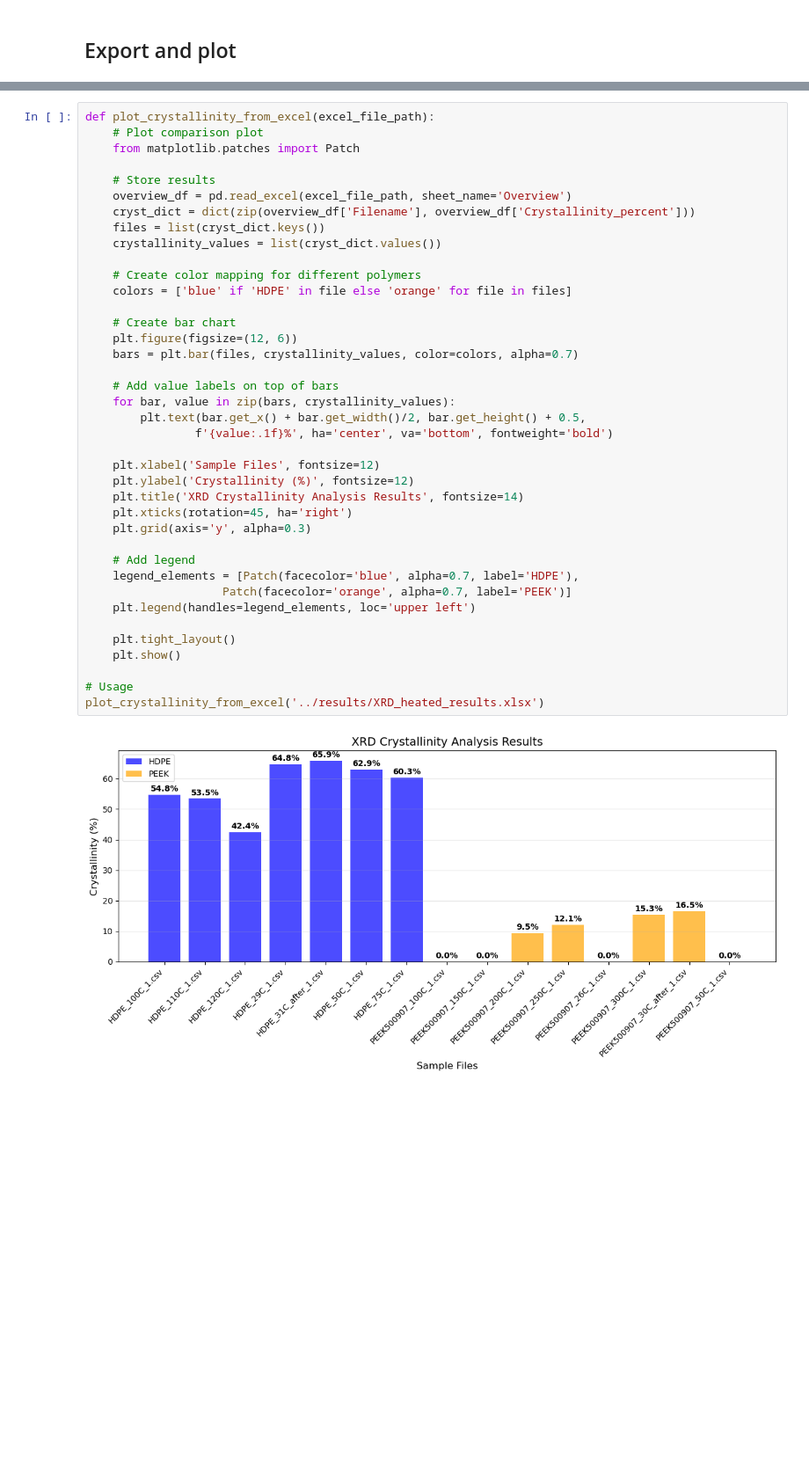
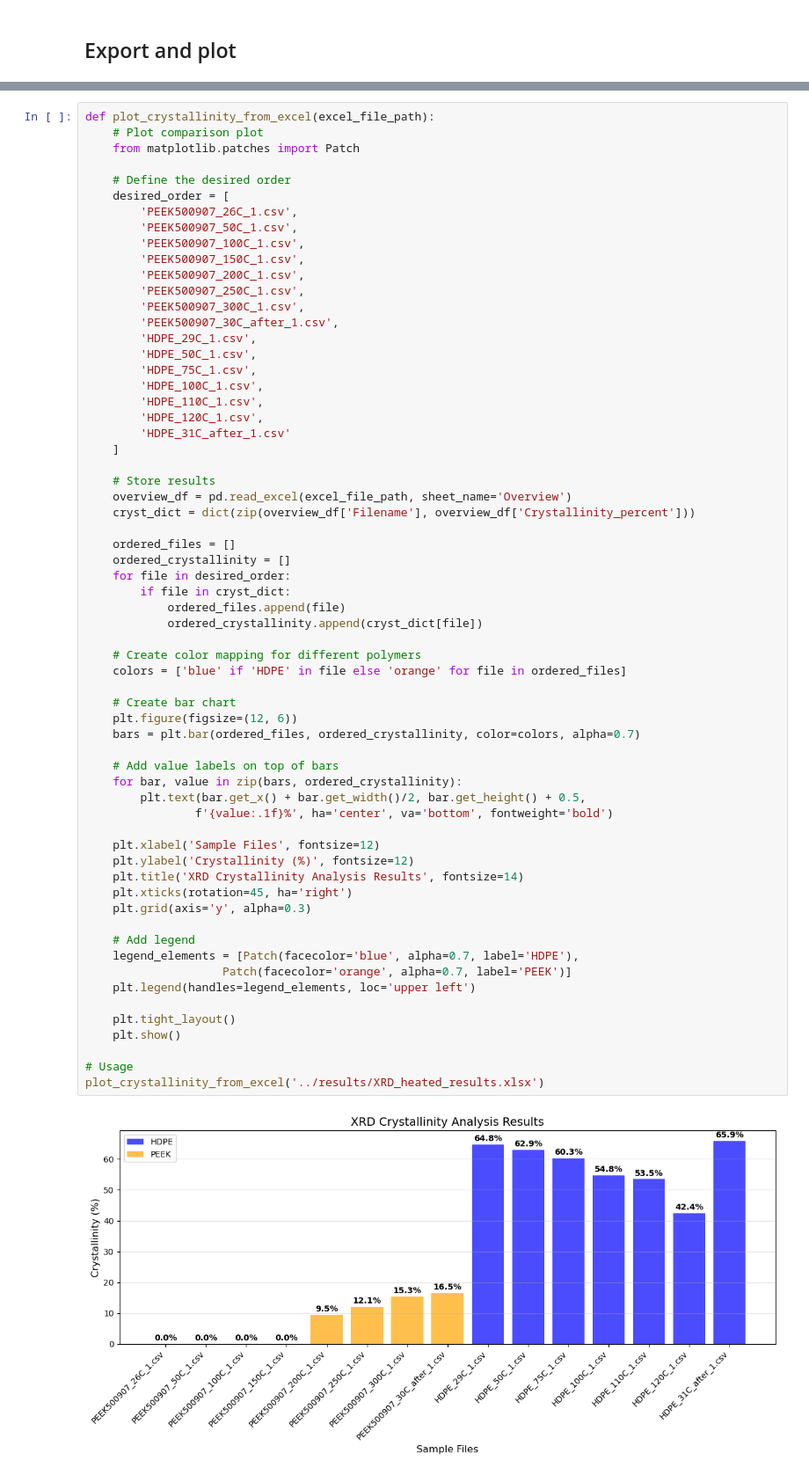
Before and after one commit to louis-sh-nguyen/polymer-characterisation, a Jupyter notebook: notebooks/XRD_heated_method.ipynb, the cells around one changed output, grey strips where cells are left out. Shown at 88% size. Saved outputs shown, nothing was run; the diff lists cells and outputs as text; blank space fills up the shorter version.

Commit message:
plot xrd crystallinity with desired order

```diff
--- a/notebooks/XRD_heated_method.ipynb
+++ b/notebooks/XRD_heated_method.ipynb
@@ -2560,39 +2560,63 @@ def plot_crystallinity_from_excel(excel_file_path):
     # Plot comparison plot
     from matplotlib.patches import Patch
 
+    # Define the desired order
+    desired_order = [
+        'PEEK500907_26C_1.csv',
+        'PEEK500907_50C_1.csv',
+        'PEEK500907_100C_1.csv',
+        'PEEK500907_150C_1.csv',
+        'PEEK500907_200C_1.csv',
+        'PEEK500907_250C_1.csv',
+        'PEEK500907_300C_1.csv',
+        'PEEK500907_30C_after_1.csv',
+        'HDPE_29C_1.csv',
+        'HDPE_50C_1.csv',
+        'HDPE_75C_1.csv',
+        'HDPE_100C_1.csv',
+        'HDPE_110C_1.csv',
+        'HDPE_120C_1.csv',
+        'HDPE_31C_after_1.csv'
+    ]
+
     # Store results
     overview_df = pd.read_excel(excel_file_path, sheet_name='Overview')
     cryst_dict = dict(zip(overview_df['Filename'], overview_df['Crystallinity_percent']))
-    files = list(cryst_dict.keys())
-    crystallinity_values = list(cryst_dict.values())
+
+    ordered_files = []
+    ordered_crystallinity = []
+    for file in desired_order:
+        if file in cryst_dict:
+            ordered_files.append(file)
+            ordered_crystallinity.append(cryst_dict[file])
 
     # Create color mapping for different polymers
-    colors = ['blue' if 'HDPE' in file else 'orange' for file in files]
+    colors = ['blue' if 'HDPE' in file else 'orange' for file in ordered_files]
 
     # Create bar chart
     plt.figure(figsize=(12, 6))
-    bars = plt.bar(files, crystallinity_values, color=colors, alpha=0.7)
+    bars = plt.bar(ordered_files, ordered_crystallinity, color=colors, alpha=0.7)
 
     # Add value labels on top of bars
-    for bar, value in zip(bars, crystallinity_values):
+    for bar, value in zip(bars, ordered_crystallinity):
         plt.text(bar.get_x() + bar.get_width()/2, bar.get_height() + 0.5,
                 f'{value:.1f}%', ha='center', va='bottom', fontweight='bold')
 
     plt.xlabel('Sample Files', fontsize=12)
     plt.ylabel('Crystallinity (%)', fontsize=12)
     plt.title('XRD Crystallinity Analysis Results', fontsize=14)
     plt.xticks(rotation=45, ha='right')
     plt.grid(axis='y', alpha=0.3)
 
     # Add legend
     legend_elements = [Patch(facecolor='blue', alpha=0.7, label='HDPE'),
                     Patch(facecolor='orange', alpha=0.7, label='PEEK')]
     plt.legend(handles=legend_elements, loc='upper left')
 
     plt.tight_layout()
     plt.show()
 
 # Usage
 plot_crystallinity_from_excel('../results/XRD_heated_results.xlsx')
 # %% [output]
-[figure, old version]
+[figure, new version]
```
